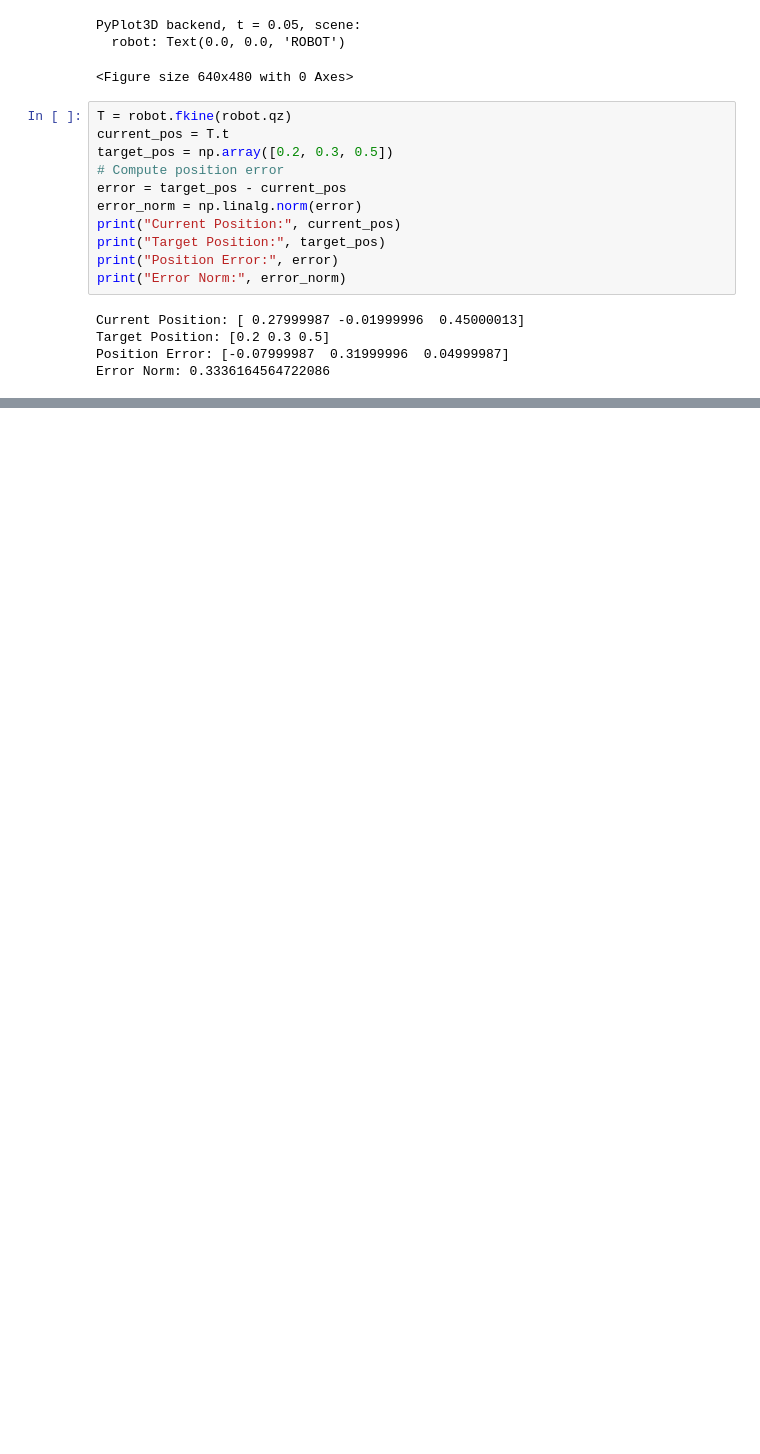
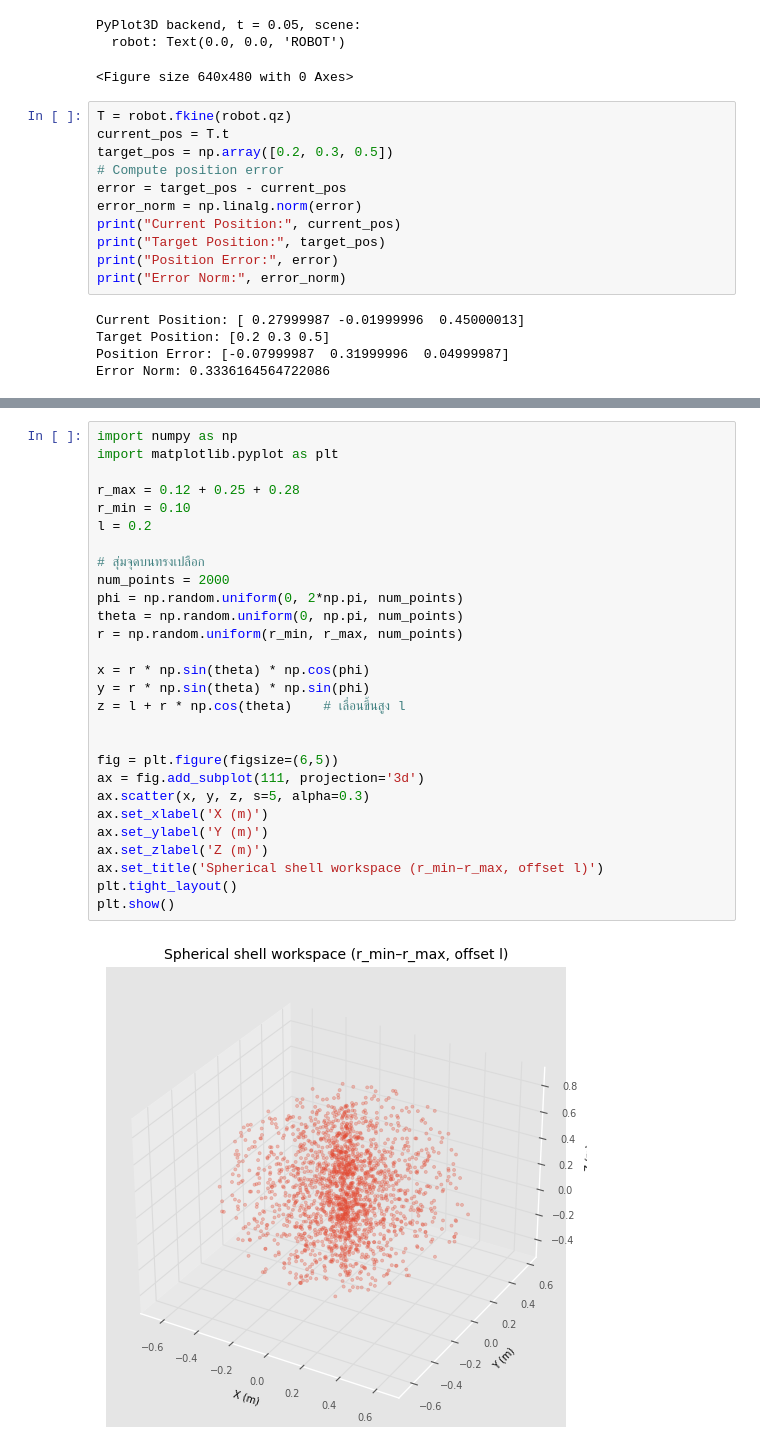
Before and after one commit to peeradonmoke2002/FRA502_LAB_6703, a Jupyter notebook: kinemtics.ipynb, the cells around one changed output, grey strips where cells are left out. Drawn from its saved outputs; the diff is of its cells as text; blank space fills up the shorter version.

```diff
--- a/kinemtics.ipynb
+++ b/kinemtics.ipynb
@@ -199,2 +246,32 @@ Final error: 0.099670
+# %%
+import numpy as np
+import matplotlib.pyplot as plt
+
+r_max = 0.12 + 0.25 + 0.28
+r_min = 0.10
+l = 0.2
+
+# สุ่มจุดบนทรงเปลือก
+num_points = 2000
+phi = np.random.uniform(0, 2*np.pi, num_points)
+theta = np.random.uniform(0, np.pi, num_points)
+r = np.random.uniform(r_min, r_max, num_points)
+
+x = r * np.sin(theta) * np.cos(phi)
+y = r * np.sin(theta) * np.sin(phi)
+z = l + r * np.cos(theta)    # เลื่อนขึ้นสูง l
+
+
+fig = plt.figure(figsize=(6,5))
+ax = fig.add_subplot(111, projection='3d')
+ax.scatter(x, y, z, s=5, alpha=0.3)
+ax.set_xlabel('X (m)')
+ax.set_ylabel('Y (m)')
+ax.set_zlabel('Z (m)')
+ax.set_title('Spherical shell workspace (r_min–r_max, offset l)')
+plt.tight_layout()
+plt.show()
+# %% [output]
+[figure, added]
 # %%
 import matplotlib.pyplot as plt
```
Also changed, not shown: parts of 12 cells of this notebook, 4 other files.
